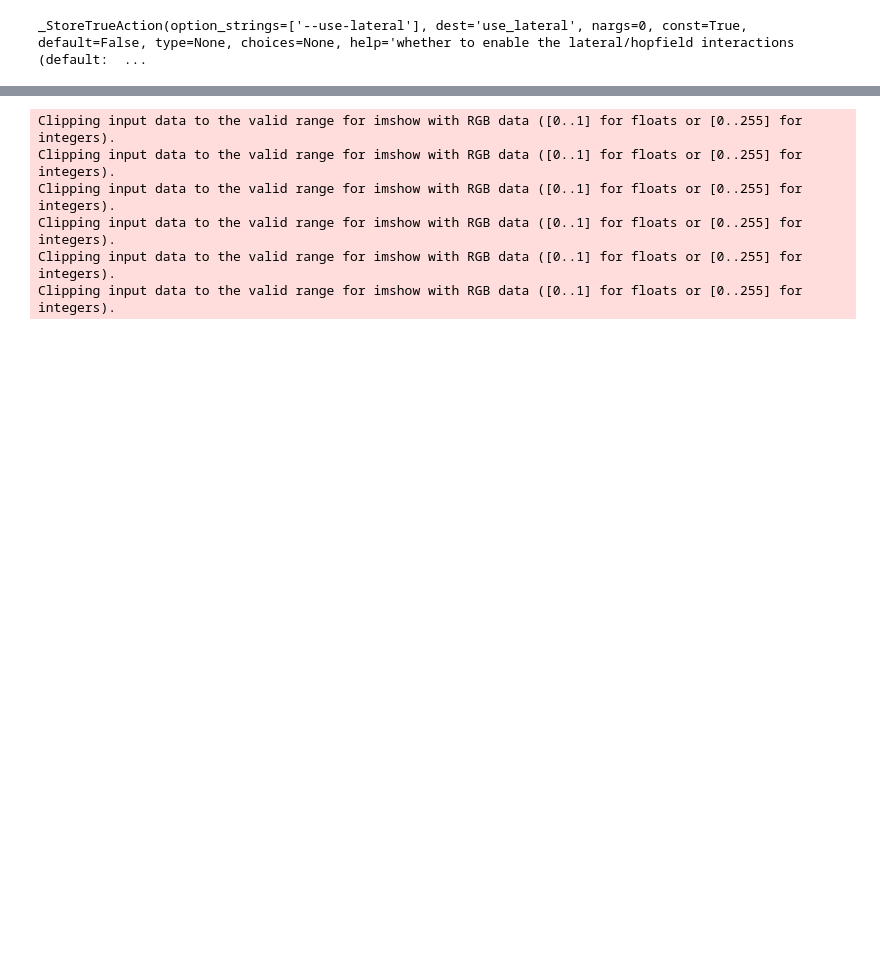
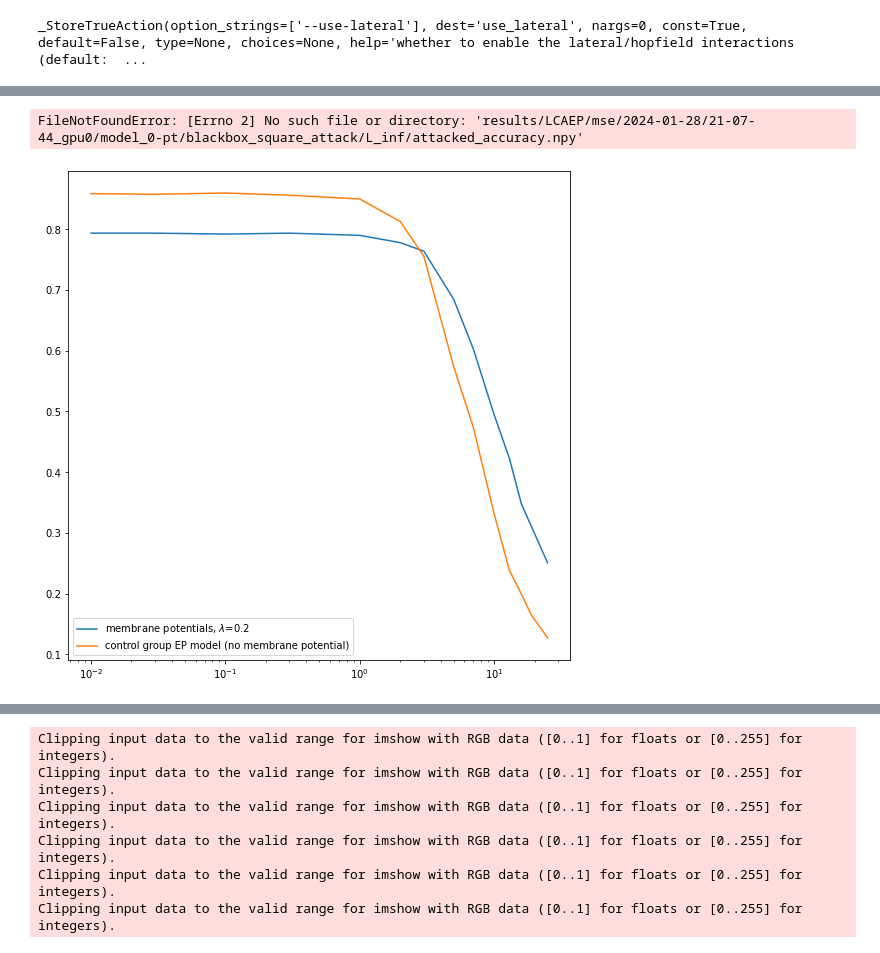
Before and after one commit to ajherman/Equilibrium-Propagation, a Jupyter notebook: Plot_Robustness.ipynb, the cells around one changed output, grey strips where cells are left out. Drawn from its saved outputs; the diff is of its cells as text; code cells hidden in the pictures; blank space fills up the shorter version.

```diff
--- a/Plot_Robustness.ipynb
+++ b/Plot_Robustness.ipynb
@@ -84,0 +97,53 @@ mpeps, mpaccs_adv = np.load('results/LCAEP/mse/2023-10-21/18-37-36_gpu0/model_0-
+# %%
+mpeps, mpaccs_adv = np.load('results/LCAEP/mse/2023-12-27/14-56-04_gpu0/blackbox_square_attack/L_inf/attacked_accuracy.npy')
+mpeps, mpaccs_adv = np.load('results/LCAEP/mse/2024-01-28/21-07-44_gpu0/model_0-pt/blackbox_square_attack/L_inf/attacked_accuracy.npy')
+
+
+
+controlpath = 'results/EP/mse/2023-09-29/12-07-08_gpu0'
+controlacc = np.load(controlpath + '/blackbox_square_attack/L_inf/attacked_accuracy.npy')
+
+controlacc250 = np.load(controlpath + '/blackbox_square_attack/L_inf/predict-steps_250/attacked_accuracy.npy')
+
+
+plt.figure(figsize=(9,6))
+
+
+# plt.plot(mpeps, mpaccs_adv, label='membrane potentials, $\lambda$=0.2', marker='s') # (no competition)
+# plt.plot(lcaeps, lcaaccs_adv, label='lcanet, $\lambda$=0.2') # (no competition)
+plt.plot(*controlacc, label='control group EP model 600 steps (no membrane potential)', marker='s')
+plt.plot(*controlacc250, label='control group EP model 250 steps (no membrane potential)', marker='s')
+
+plt.legend()
+
+plt.ylabel('Test accuracy')
+plt.xlabel('L-inf pertubation epsilon')
+
+plt.title('Robustness of membrane potential model to blackbox square attack')
+
+plt.xscale('log')
+
+plt.xlim(1e-3, 1e-1)
+
+plt.grid(color='gray')
+# %% [output]
+FileNotFoundError: [Errno 2] No such file or directory: 'results/LCAEP/mse/2024-01-28/21-07-44_gpu0/model_0-pt/blackbox_square_attack/L_inf/attacked_accuracy.npy'
+# %%
+# mpeps, mpaccs_adv = np.load('results/LCAEP/mse/2023-12-27/14-56-04_gpu0/blackbox_square_attack/L_2/attacked_accuracy.npy')
+mpeps, mpaccs_adv = np.load('results/LCAEP/mse/2024-01-28/21-07-44_gpu0/model_0-pt/blackbox_square_attack/L_2/attacked_accuracy.npy')
+
+controlpath = 'results/EP/mse/2023-09-29/12-07-08_gpu0'
+controlacc = np.load(controlpath + '/blackbox_square_attack/L_2/attacked_accuracy.npy')
+
+
+plt.figure(figsize=(9,9))
+
+
+plt.plot(mpeps, mpaccs_adv, label='membrane potentials, $\lambda$=0.2') # (no competition)
+plt.plot(*controlacc, label='control group EP model (no membrane potential)')
+
+plt.legend()
+
+plt.xscale('log')
+# %% [output]
+[figure, added]
```
Also changed, not shown: parts of 11 cells of this notebook, 13 other files.
